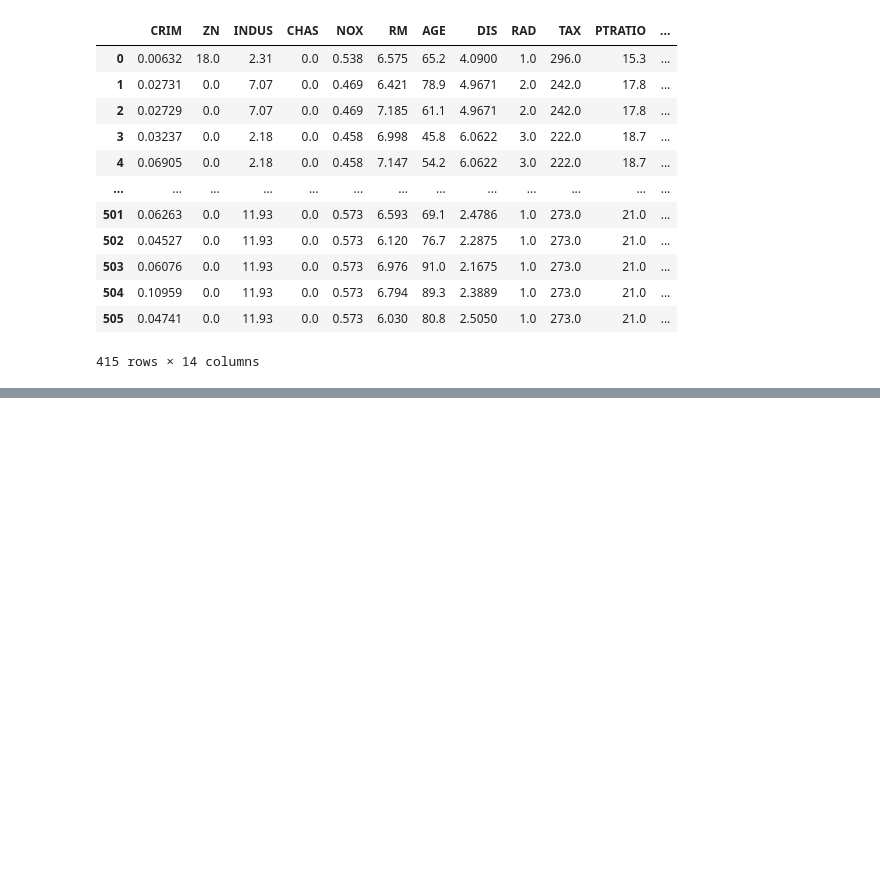
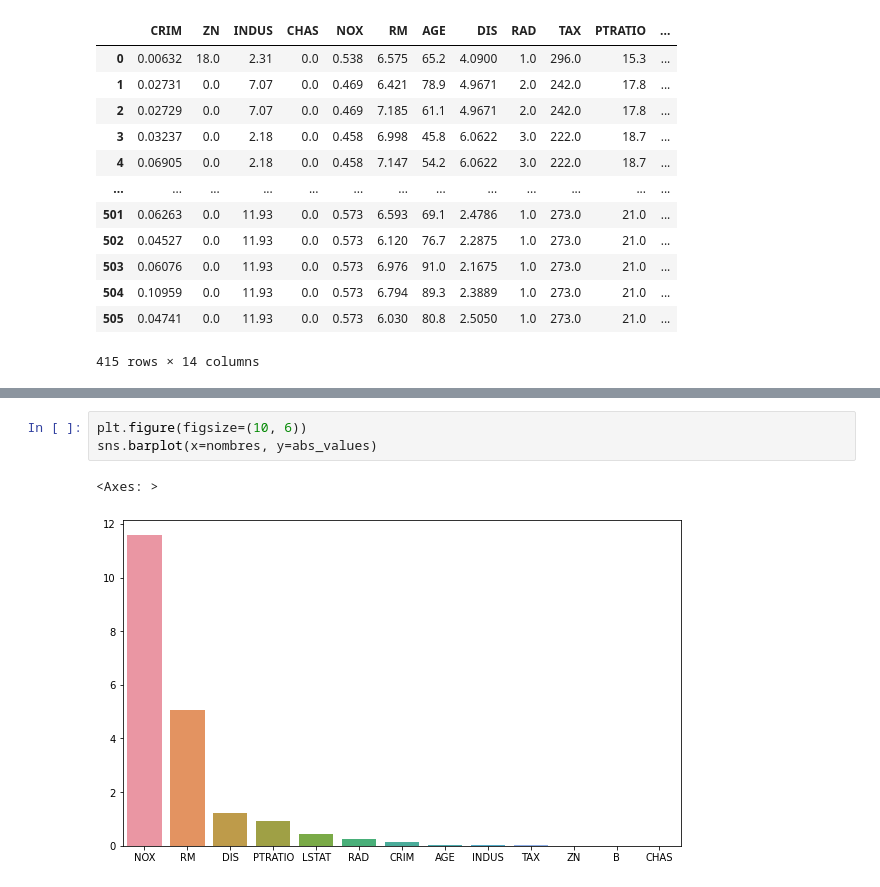
Before and after one commit to Esk1z0/bostonhousepricinganalysis, a Jupyter notebook: housePricingAnalisys.ipynb, the cells around one changed output, grey strips where cells are left out. Saved outputs shown, nothing was run; the diff lists cells and outputs as text; blank space fills up the shorter version.

```diff
--- a/housePricingAnalisys.ipynb
+++ b/housePricingAnalisys.ipynb
@@ -142,0 +176,6 @@ df_filtered
+# %%
+plt.figure(figsize=(10, 6))
+sns.barplot(x=nombres, y=abs_values)
+# %% [output]
+<Axes: >
+[figure, added]
```
Also changed, not shown: parts of 6 cells of this notebook.
